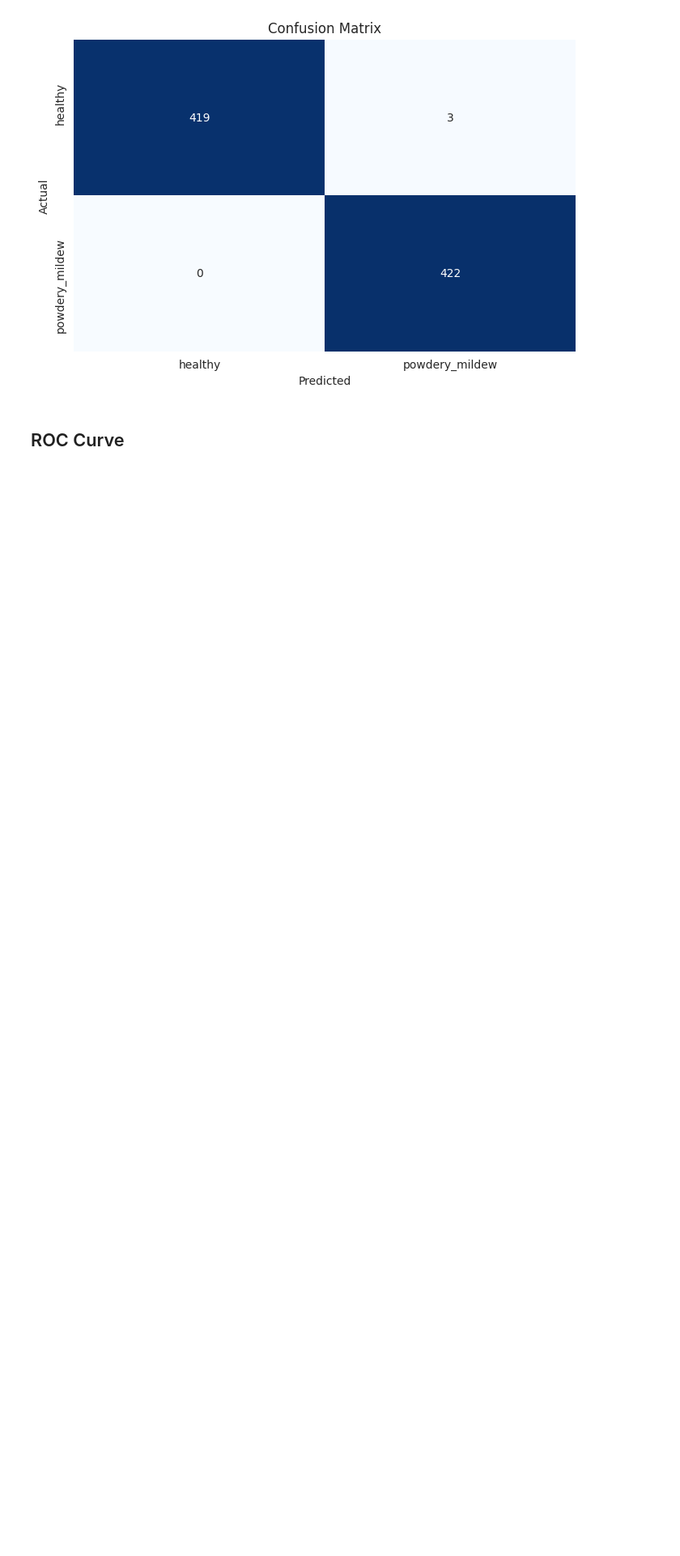
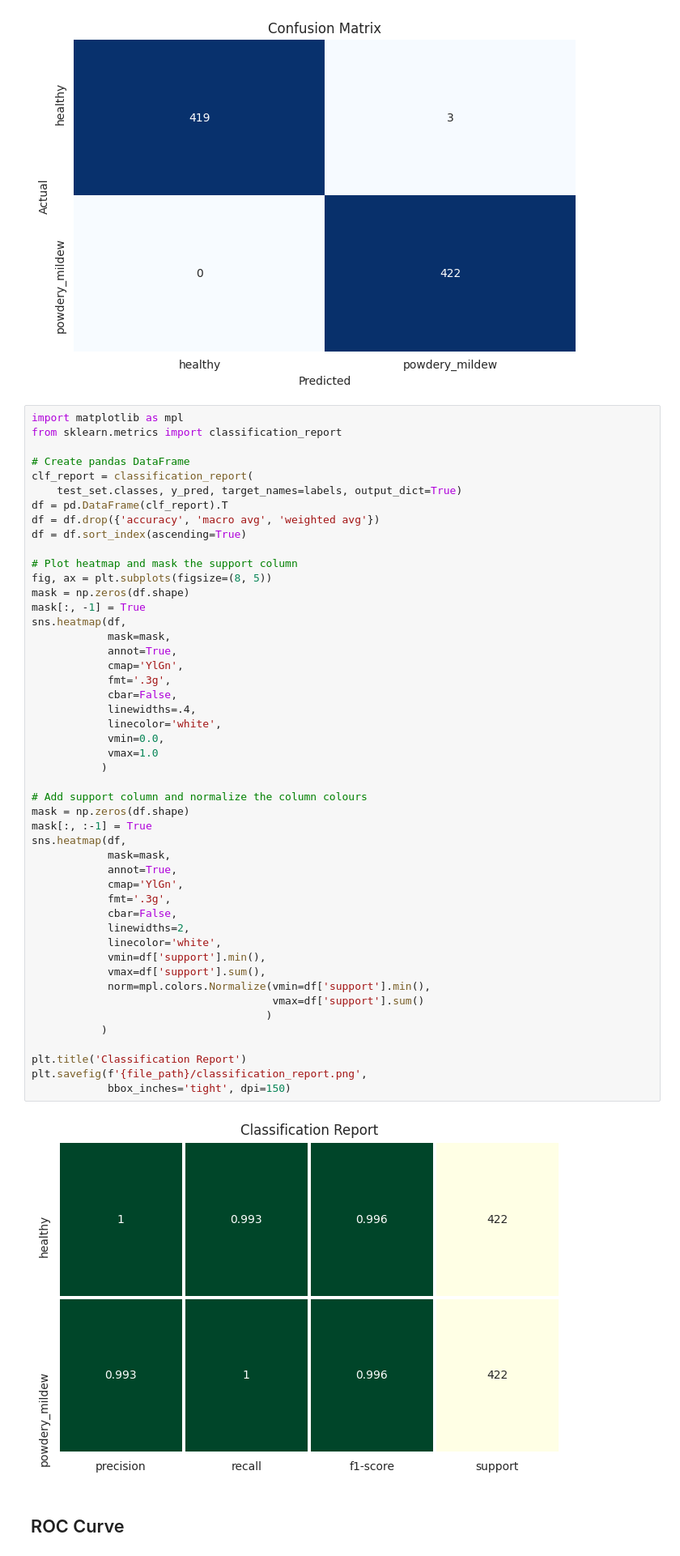
Before and after one commit to VictoriaParkes/mildew-detection-in-cherry-leaves, a Jupyter notebook: jupyter_notebooks/ModellingEvaluating.ipynb, the cells around one changed output. Shown: that part at 81% size. Saved outputs shown, nothing was run; the diff lists cells and outputs as text; blank space fills up the shorter version.

Commit message:
Add new plots

```diff
--- a/jupyter_notebooks/ModellingEvaluating.ipynb
+++ b/jupyter_notebooks/ModellingEvaluating.ipynb
@@ -710,6 +710,56 @@ plt.savefig(f'{file_path}/confusion_matrix.png',
 plt.show()
 # %% [output]
 [figure]
+# %%
+import matplotlib as mpl
+from sklearn.metrics import classification_report
+
+# Create pandas DataFrame
+clf_report = classification_report(
+    test_set.classes, y_pred, target_names=labels, output_dict=True)
+df = pd.DataFrame(clf_report).T
+df = df.drop({'accuracy', 'macro avg', 'weighted avg'})
+df = df.sort_index(ascending=True)
+
+# Plot heatmap and mask the support column
+fig, ax = plt.subplots(figsize=(8, 5))
+mask = np.zeros(df.shape)
+mask[:, -1] = True
+sns.heatmap(df,
+            mask=mask,
+            annot=True,
+            cmap='YlGn',
+            fmt='.3g',
+            cbar=False,
+            linewidths=.4,
+            linecolor='white',
+            vmin=0.0,
+            vmax=1.0
+           )
+
+# Add support column and normalize the column colours
+mask = np.zeros(df.shape)
+mask[:, :-1] = True
+sns.heatmap(df,
+            mask=mask,
+            annot=True,
+            cmap='YlGn',
+            fmt='.3g',
+            cbar=False,
+            linewidths=2,
+            linecolor='white',
+            vmin=df['support'].min(),
+            vmax=df['support'].sum(),
+            norm=mpl.colors.Normalize(vmin=df['support'].min(),
+                                      vmax=df['support'].sum()
+                                     )
+           )
+
+plt.title('Classification Report')
+plt.savefig(f'{file_path}/classification_report.png',
+            bbox_inches='tight', dpi=150)
+# %% [output]
+[figure, added]
 # %% [markdown]
 ## ROC Curve
 # %%
```
Also changed, not shown: parts of 6 cells of this notebook, 2 other files.
